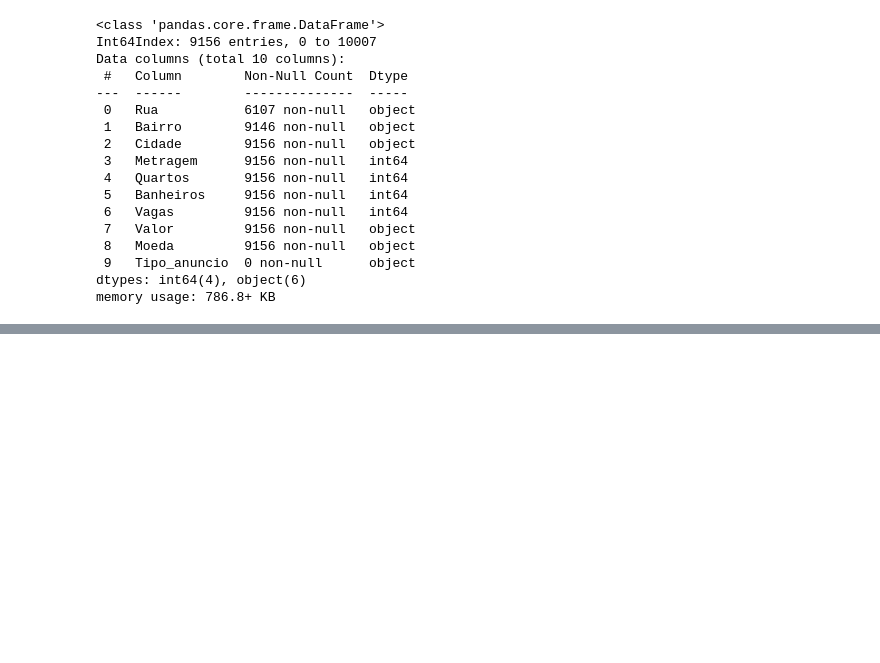
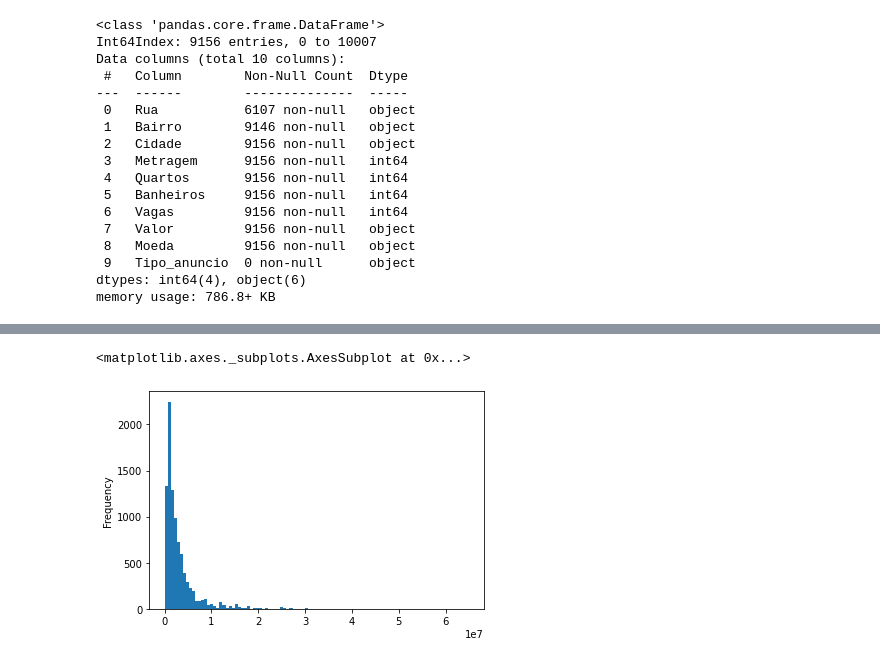
Before and after one commit to luizchenriq/Alura_Imersao_Dados_4, a Jupyter notebook: Alura_Imersao_dados_4_aula2.ipynb, the cells around one changed output, grey strips where cells are left out. Cells and saved outputs as stored; diff of their text form; code cells hidden in the pictures; blank space fills up the shorter version.

```diff
--- a/Alura_Imersao_dados_4_aula2.ipynb
+++ b/Alura_Imersao_dados_4_aula2.ipynb
@@ -155,0 +171,2 @@ memory usage: 786.8+ KB
+# %%
+dados_vendas["Valor_anuncio_float"] = dados_vendas["Valor"].str.replace(".","").astype(float)
@@ -155,0 +200,5 @@ memory usage: 786.8+ KB
+# %%
+dados_vendas["Valor_anuncio_float"].plot.hist(bins = 100)
+# %% [output]
+<matplotlib.axes._subplots.AxesSubplot at 0x...>
+[figure, added]
```
Also changed, not shown: parts of 7 cells of this notebook.
